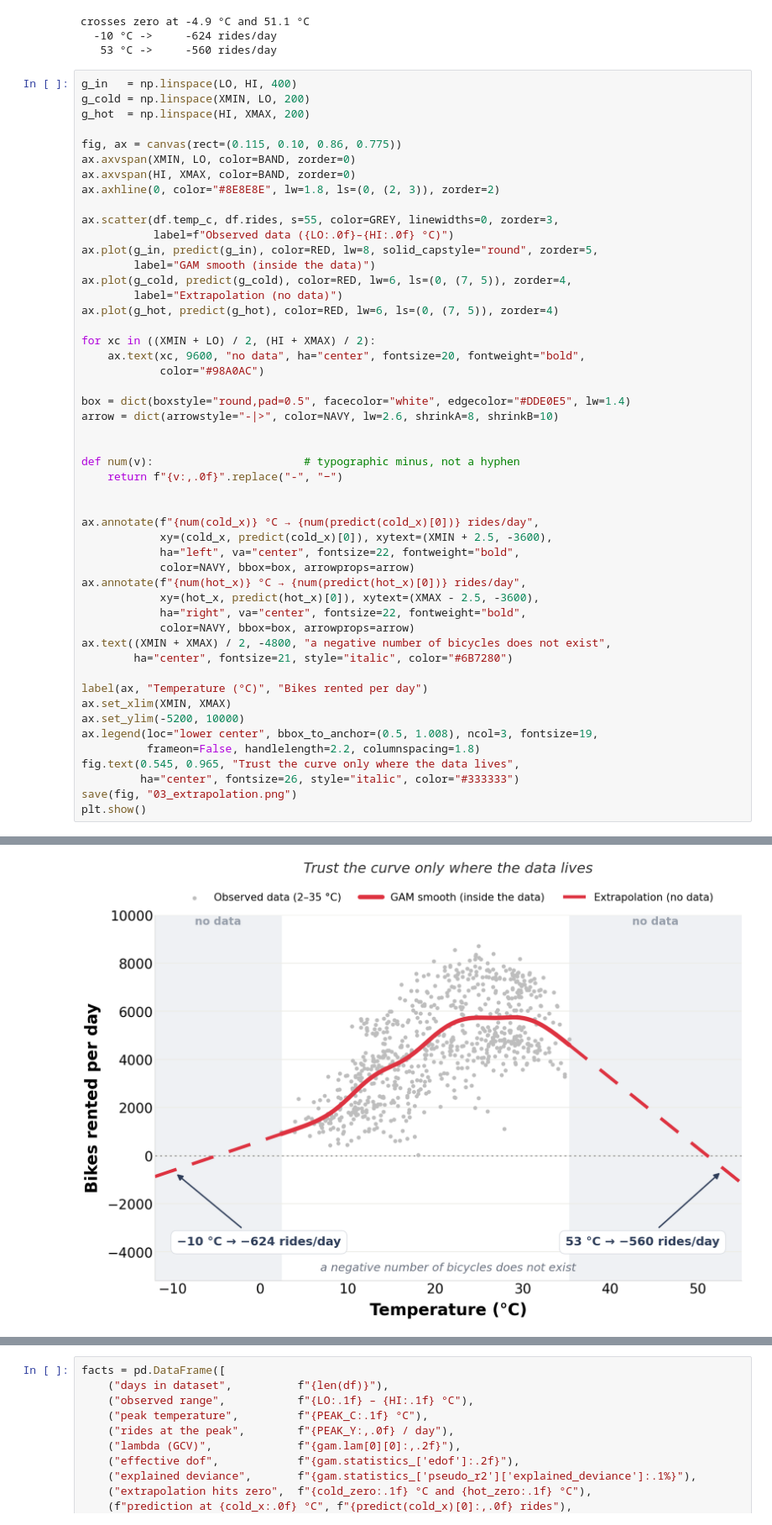
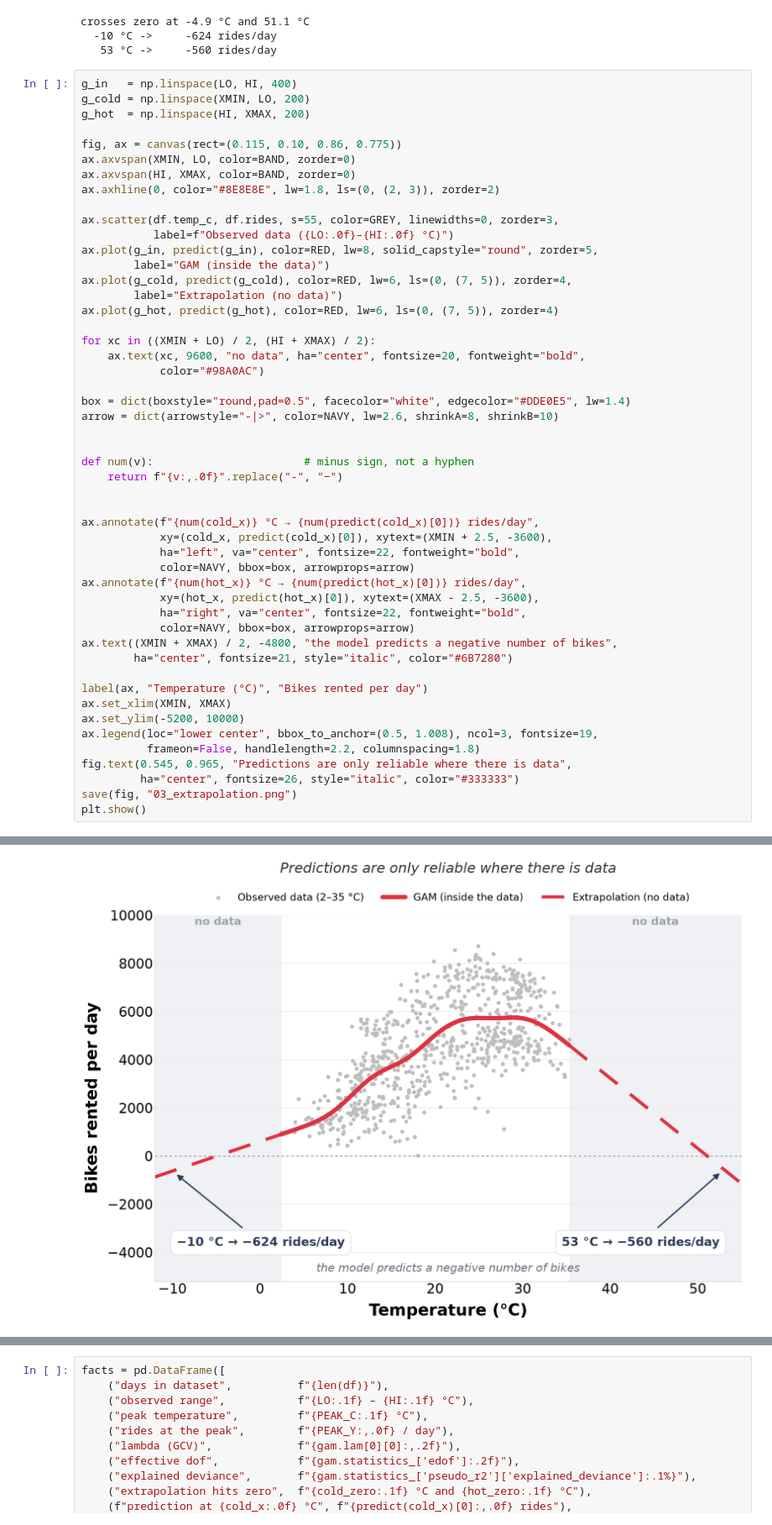
Before and after one commit to Pragyan-dev/gam-bike-rentals, a Jupyter notebook: gam_bike_rentals.ipynb, the cells around one changed output, grey strips where cells are left out. Shown at 84% size. Cells and saved outputs as stored; diff of their text form.

```diff
--- a/gam_bike_rentals.ipynb
+++ b/gam_bike_rentals.ipynb
@@ -321,7 +301,7 @@ ax.axhline(0, color="#8E8E8E", lw=1.8, ls=(0, (2, 3)), zorder=2)
 ax.scatter(df.temp_c, df.rides, s=55, color=GREY, linewidths=0, zorder=3,
            label=f"Observed data ({LO:.0f}–{HI:.0f} °C)")
 ax.plot(g_in, predict(g_in), color=RED, lw=8, solid_capstyle="round", zorder=5,
-        label="GAM smooth (inside the data)")
+        label="GAM (inside the data)")
 ax.plot(g_cold, predict(g_cold), color=RED, lw=6, ls=(0, (7, 5)), zorder=4,
         label="Extrapolation (no data)")
 ax.plot(g_hot, predict(g_hot), color=RED, lw=6, ls=(0, (7, 5)), zorder=4)
@@ -330,35 +310,35 @@ for xc in ((XMIN + LO) / 2, (HI + XMAX) / 2):
     ax.text(xc, 9600, "no data", ha="center", fontsize=20, fontweight="bold",
             color="#98A0AC")
 
 box = dict(boxstyle="round,pad=0.5", facecolor="white", edgecolor="#DDE0E5", lw=1.4)
 arrow = dict(arrowstyle="-|>", color=NAVY, lw=2.6, shrinkA=8, shrinkB=10)
 
 
-def num(v):                       # typographic minus, not a hyphen
+def num(v):                       # minus sign, not a hyphen
     return f"{v:,.0f}".replace("-", "−")
 
 
 ax.annotate(f"{num(cold_x)} °C → {num(predict(cold_x)[0])} rides/day",
             xy=(cold_x, predict(cold_x)[0]), xytext=(XMIN + 2.5, -3600),
             ha="left", va="center", fontsize=22, fontweight="bold",
             color=NAVY, bbox=box, arrowprops=arrow)
 ax.annotate(f"{num(hot_x)} °C → {num(predict(hot_x)[0])} rides/day",
             xy=(hot_x, predict(hot_x)[0]), xytext=(XMAX - 2.5, -3600),
             ha="right", va="center", fontsize=22, fontweight="bold",
             color=NAVY, bbox=box, arrowprops=arrow)
-ax.text((XMIN + XMAX) / 2, -4800, "a negative number of bicycles does not exist",
+ax.text((XMIN + XMAX) / 2, -4800, "the model predicts a negative number of bikes",
         ha="center", fontsize=21, style="italic", color="#6B7280")
 
 label(ax, "Temperature (°C)", "Bikes rented per day")
 ax.set_xlim(XMIN, XMAX)
 ax.set_ylim(-5200, 10000)
 ax.legend(loc="lower center", bbox_to_anchor=(0.5, 1.008), ncol=3, fontsize=19,
           frameon=False, handlelength=2.2, columnspacing=1.8)
-fig.text(0.545, 0.965, "Trust the curve only where the data lives",
+fig.text(0.545, 0.965, "Predictions are only reliable where there is data",
          ha="center", fontsize=26, style="italic", color="#333333")
 save(fig, "03_extrapolation.png")
 plt.show()
 # %% [output]
 wrote figures/03_extrapolation.png
-[figure, old version]
+[figure, new version]
 # %% [markdown]
```
Also changed, not shown: parts of 15 cells of this notebook, 3 other files.
